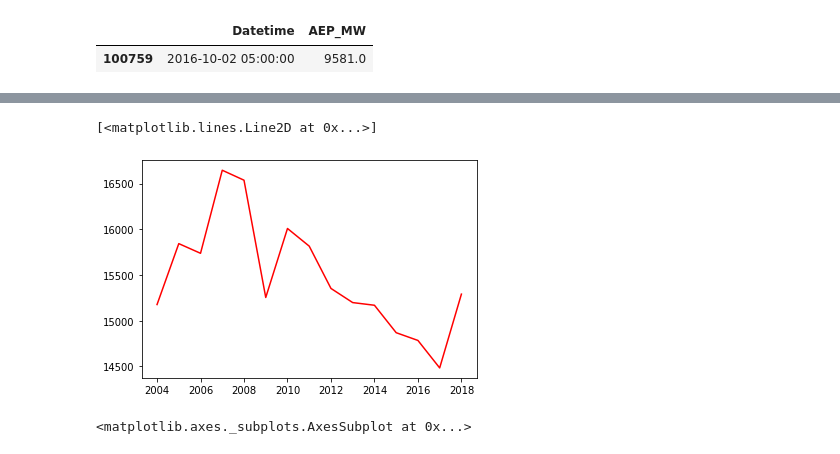
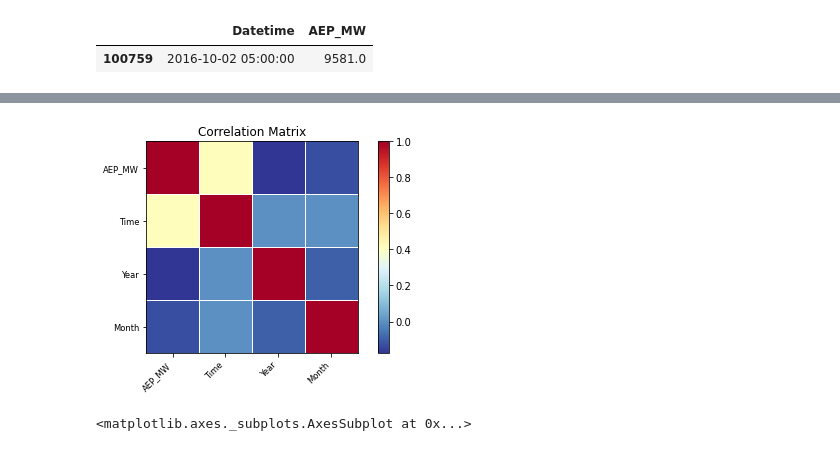
Before and after one commit to rodrimdz/Hourly-Energy-Consumption, a Jupyter notebook: copiaengithub.ipynb, the cells around one changed output, grey strips where cells are left out. Saved outputs shown, nothing was run; the diff lists cells and outputs as text; code cells hidden in the pictures.

```diff
--- a/copiaengithub.ipynb
+++ b/copiaengithub.ipynb
@@ -78,8 +80,9 @@ year.head()
-# %%
-plt.plot(year["Year"],year["AEP_MW"], color="red")
-# %% [output]
-[<matplotlib.lines.Line2D at 0x...>]
-[figure, removed]
+# %%
+corr = data.corr()
+sm.graphics.plot_corr(corr, xnames=list(corr.columns))
+plt.show()
+# %% [output]
+[figure, added]
 # %%
 sns.lineplot(x=data["Year"],y=data["AEP_MW"], data=data)
 # %% [output]
```
Also changed, not shown: parts of 32 cells of this notebook.
